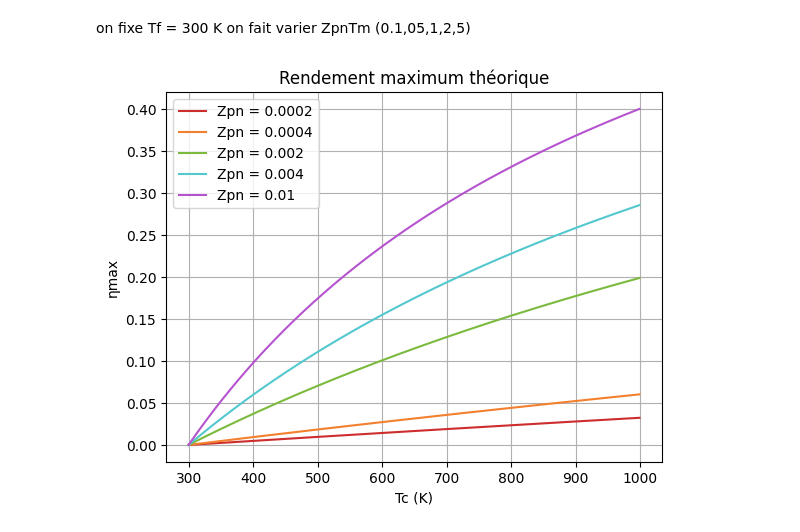
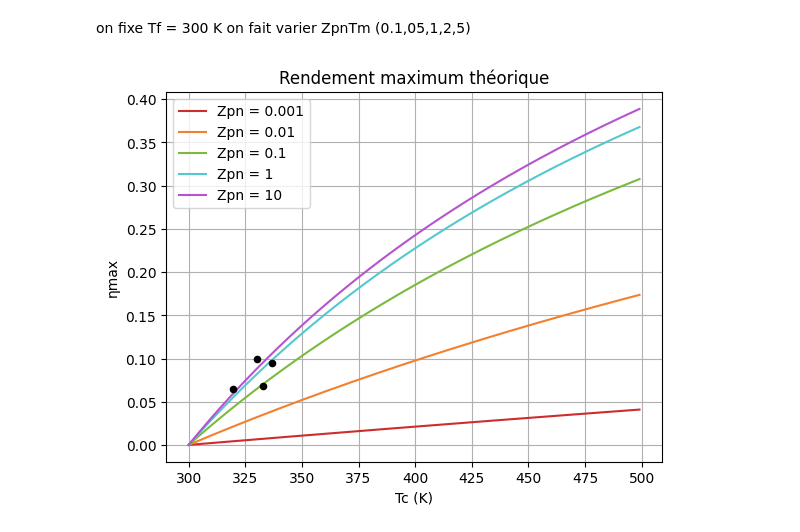
Before and after one commit to adelemarcon/TIPE, a Jupyter notebook: TIPE5theorie.ipynb, the cells around one changed output. Drawn from its saved outputs; the diff is of its cells as text; code cells hidden in the pictures.

```diff
--- a/TIPE5theorie.ipynb
+++ b/TIPE5theorie.ipynb
@@ -8,7 +8,7 @@ on fixe Tf = 300 K
 on fait varier ZpnTm (0.1,05,1,2,5)
 # %%
 def rendement(c):
-    t = [i for i in range (300,1000)]
+    t = [i for i in range (300,500)]
     n = []
     for i in t:
         Tm = (i + 300)/2
@@ -16,22 +16,26 @@ def rendement(c):
         n.append(x)
     return(t,n,)
 
-t01, n01 = rendement(0.0002)
-t05, n05 = rendement(0.0004)
-t1, n1 = rendement(0.002)
-t2, n2 = rendement(0.004)
-t5, n5 = rendement(0.01)
+t01, n01 = rendement(0.001)
+t05, n05 = rendement(0.01)
+t1, n1 = rendement(0.1)
+t2, n2 = rendement(1)
+t5, n5 = rendement(10)
 # %%
-plt.plot(t01,n01, label = "Zpn = 0.0002", color = "#cd2d2d")
-plt.plot(t05,n05, label = "Zpn = 0.0004", color = "#f2802e")
-plt.plot(t1,n1, label = 'Zpn = 0.002', color = "#7bba3e")
-plt.plot(t2,n2, label = "Zpn = 0.004", color = "#54c8cf")
-plt.plot(t5,n5, label = "Zpn = 0.01", color = "#b654cf")
+plt.scatter(332.95, 0.068, color = 'black',zorder = 6, s = 20)
+plt.scatter(319.75, 0.065, color = 'black', zorder = 6, s = 20)
+plt.scatter(330.25, 0.1, color = 'black', zorder = 6, s = 20)
+plt.scatter(336.95, 0.095, color = 'black', zorder = 6, s = 20)
+plt.plot(t01,n01, label = "Zpn = 0.001", color = "#cd2d2d")
+plt.plot(t05,n05, label = "Zpn = 0.01", color = "#f2802e")
+plt.plot(t1,n1, label = 'Zpn = 0.1', color = "#7bba3e")
+plt.plot(t2,n2, label = "Zpn = 1", color = "#54c8cf")
+plt.plot(t5,n5, label = "Zpn = 10", color = "#b654cf")
 plt.legend()
 plt.xlabel("Tc (K)")
 plt.ylabel("ηmax")
 plt.title("Rendement maximum théorique")
 plt.grid()
 plt.show()
 # %% [output]
-[figure, old version]
+[figure, new version]
```
